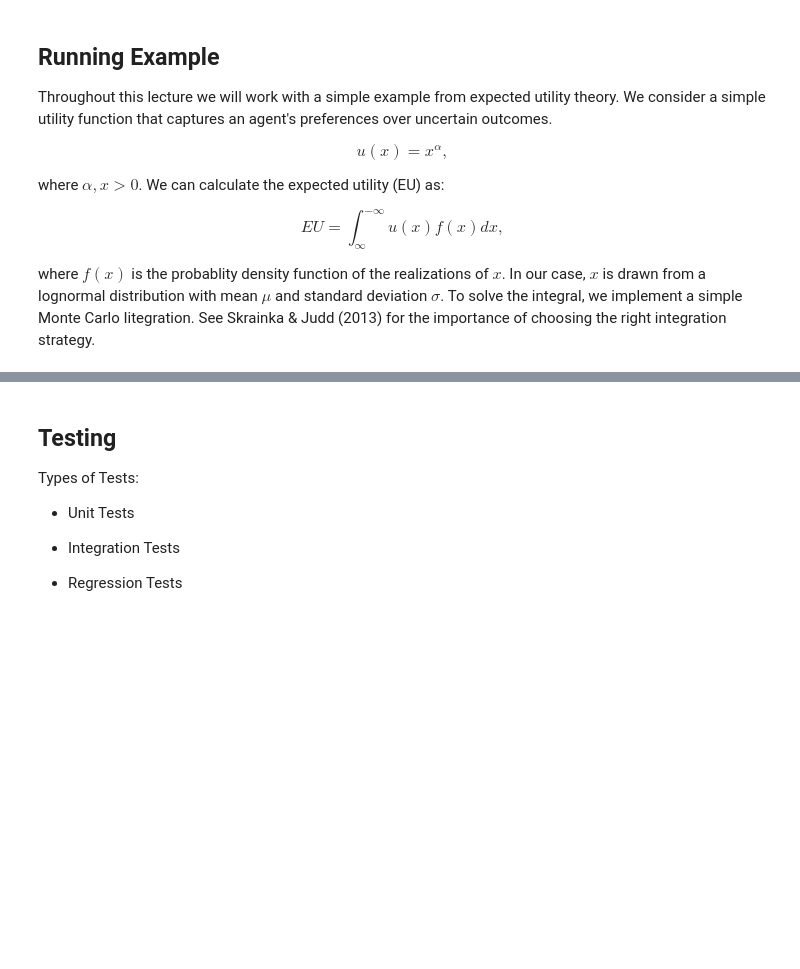
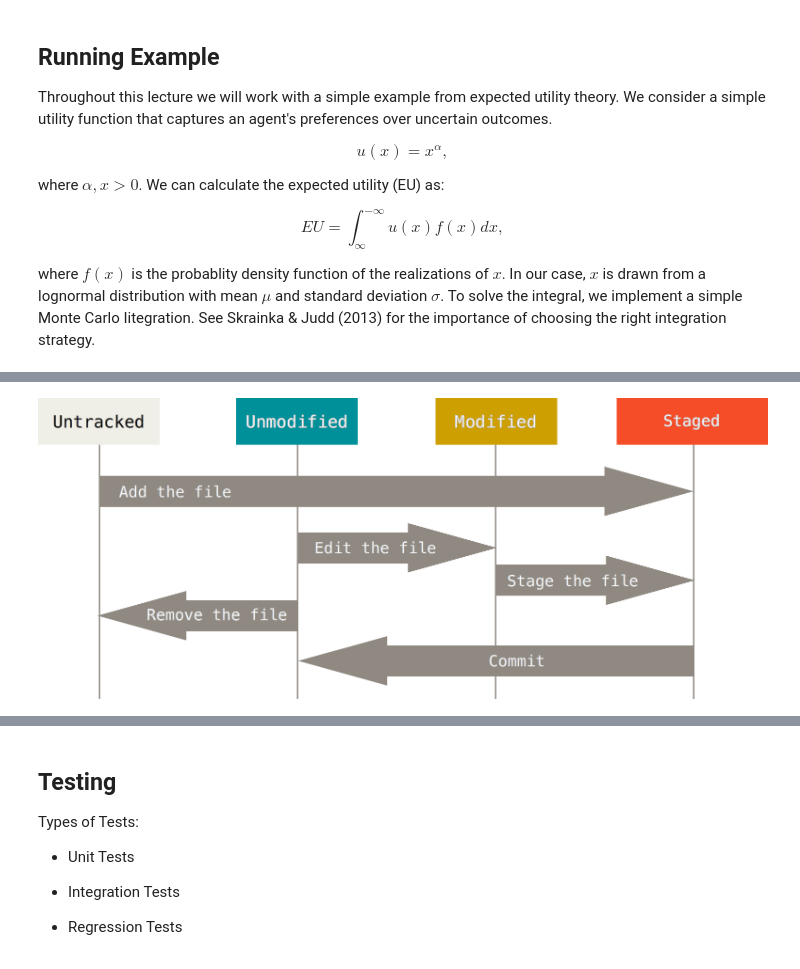
Before and after one commit to GiovanniAiello/talks, a Jupyter notebook: ZICE/software_engineering/lecture.ipynb, the cells around one changed output, grey strips where cells are left out. Cells and saved outputs as stored; diff of their text form; code cells hidden in the pictures; blank space fills up the shorter version.

```diff
--- a/ZICE/software_engineering/lecture.ipynb
+++ b/ZICE/software_engineering/lecture.ipynb
@@ -134,0 +155,5 @@ def get_random_deviates(mean, sd, num_draws):
+# %%
+from IPython.display import Image
+Image(filename='images/lifecycle.png')
+# %% [output]
+[figure, added]
```
Also changed, not shown: parts of 4 cells of this notebook, 1 other file.
